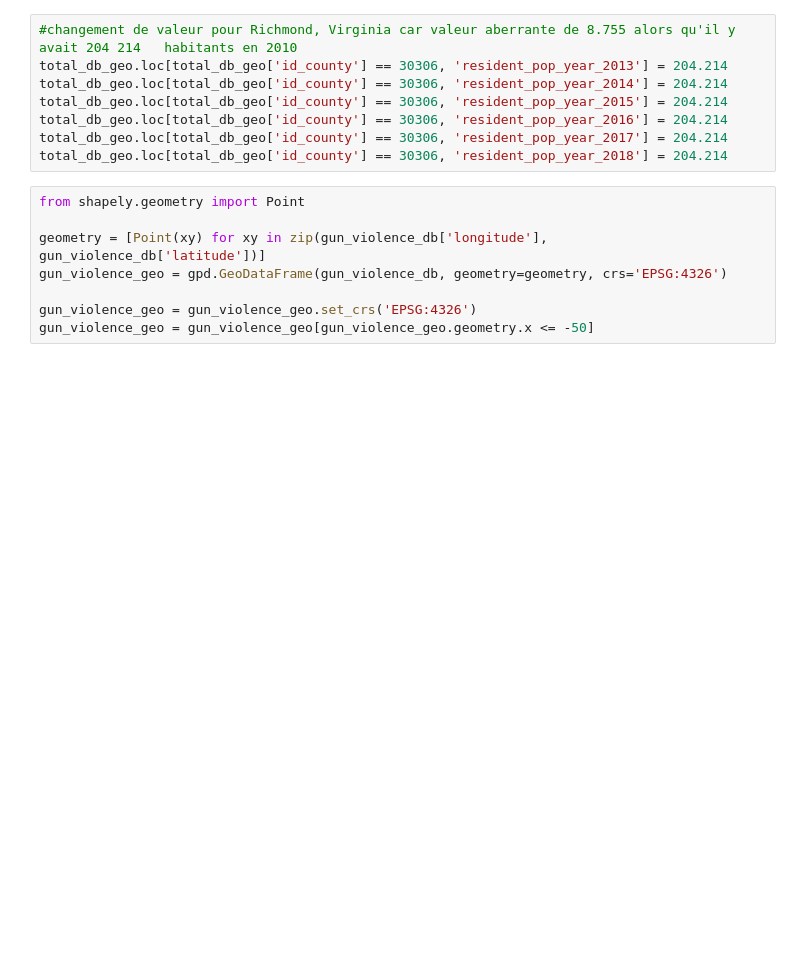
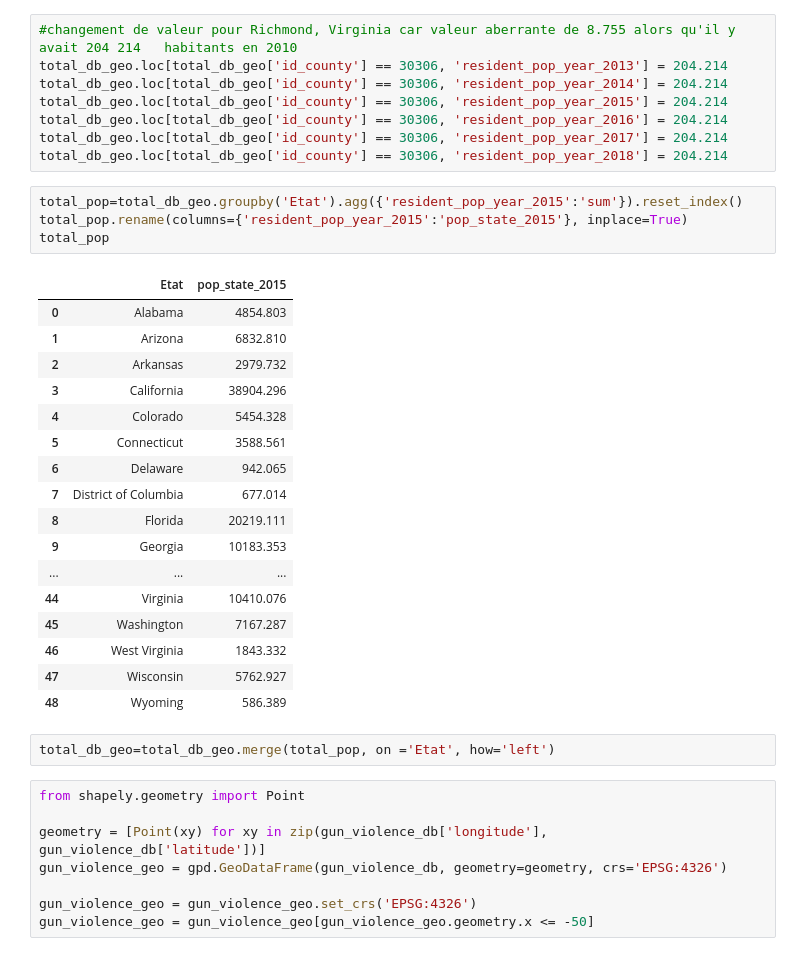
Before and after one commit to eleroux46/gun_violence, a Jupyter notebook: 2_stat_des_consequences.ipynb, the cells around one changed output. Drawn from its saved outputs; the diff is of its cells as text; blank space fills up the shorter version.

```diff
--- a/2_stat_des_consequences.ipynb
+++ b/2_stat_des_consequences.ipynb
@@ -62,6 +62,30 @@ total_db_geo.loc[total_db_geo['id_county'] == 30306, 'resident_pop_year_2015'] =
 total_db_geo.loc[total_db_geo['id_county'] == 30306, 'resident_pop_year_2016'] = 204.214
 total_db_geo.loc[total_db_geo['id_county'] == 30306, 'resident_pop_year_2017'] = 204.214
 total_db_geo.loc[total_db_geo['id_county'] == 30306, 'resident_pop_year_2018'] = 204.214
+# %%
+total_pop=total_db_geo.groupby('Etat').agg({'resident_pop_year_2015':'sum'}).reset_index()
+total_pop.rename(columns={'resident_pop_year_2015':'pop_state_2015'}, inplace=True)
+total_pop
+# %% [output]
+|  | Etat | pop_state_2015 |
+| 0 | Alabama | 4854.803 |
+| 1 | Arizona | 6832.810 |
+| 2 | Arkansas | 2979.732 |
+| 3 | California | 38904.296 |
+| 4 | Colorado | 5454.328 |
+| 5 | Connecticut | 3588.561 |
+| 6 | Delaware | 942.065 |
+| 7 | District of Columbia | 677.014 |
+| 8 | Florida | 20219.111 |
+| 9 | Georgia | 10183.353 |
+| ... | ... | ... |
+| 44 | Virginia | 10410.076 |
+| 45 | Washington | 7167.287 |
+| 46 | West Virginia | 1843.332 |
+| 47 | Wisconsin | 5762.927 |
+| 48 | Wyoming | 586.389 |
+# %%
+total_db_geo=total_db_geo.merge(total_pop, on ='Etat', how='left')
 # %%
 from shapely.geometry import Point
 
```
Also changed, not shown: parts of 22 cells of this notebook, 2 other files.
